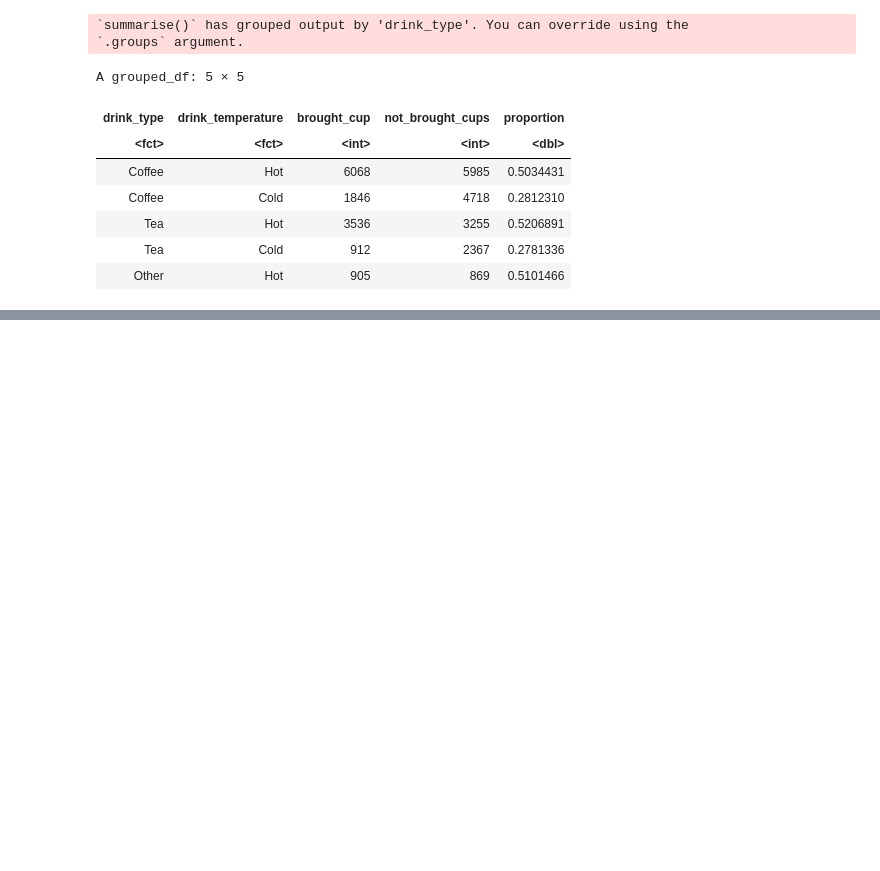
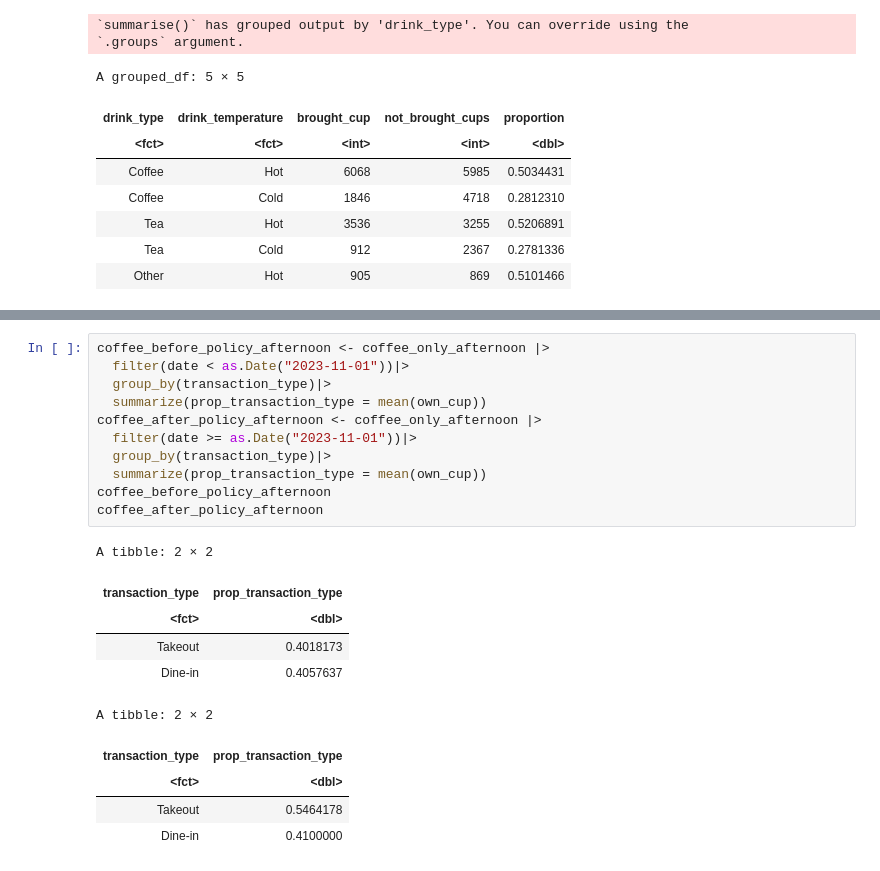
Before and after one commit to SharonGulati/dataverse, a Jupyter notebook: dataverse.ipynb, the cells around one changed output, grey strips where cells are left out. Cells and saved outputs as stored; diff of their text form; blank space fills up the shorter version.

```diff
--- a/dataverse.ipynb
+++ b/dataverse.ipynb
@@ -205,0 +217,22 @@ A grouped_df: 5 × 5
+# %%
+coffee_before_policy_afternoon <- coffee_only_afternoon |>
+  filter(date < as.Date("2023-11-01"))|>
+  group_by(transaction_type)|>
+  summarize(prop_transaction_type = mean(own_cup))
+coffee_after_policy_afternoon <- coffee_only_afternoon |>
+  filter(date >= as.Date("2023-11-01"))|>
+  group_by(transaction_type)|>
+  summarize(prop_transaction_type = mean(own_cup))
+coffee_before_policy_afternoon
+coffee_after_policy_afternoon
+# %% [output]
+A tibble: 2 × 2
+| transaction_type | prop_transaction_type |
+| <fct> | <dbl> |
+| Takeout | 0.4018173 |
+| Dine-in | 0.4057637 |
+A tibble: 2 × 2
+| transaction_type | prop_transaction_type |
+| <fct> | <dbl> |
+| Takeout | 0.5464178 |
+| Dine-in | 0.4100000 |
```
Also changed, not shown: parts of 3 cells of this notebook.
